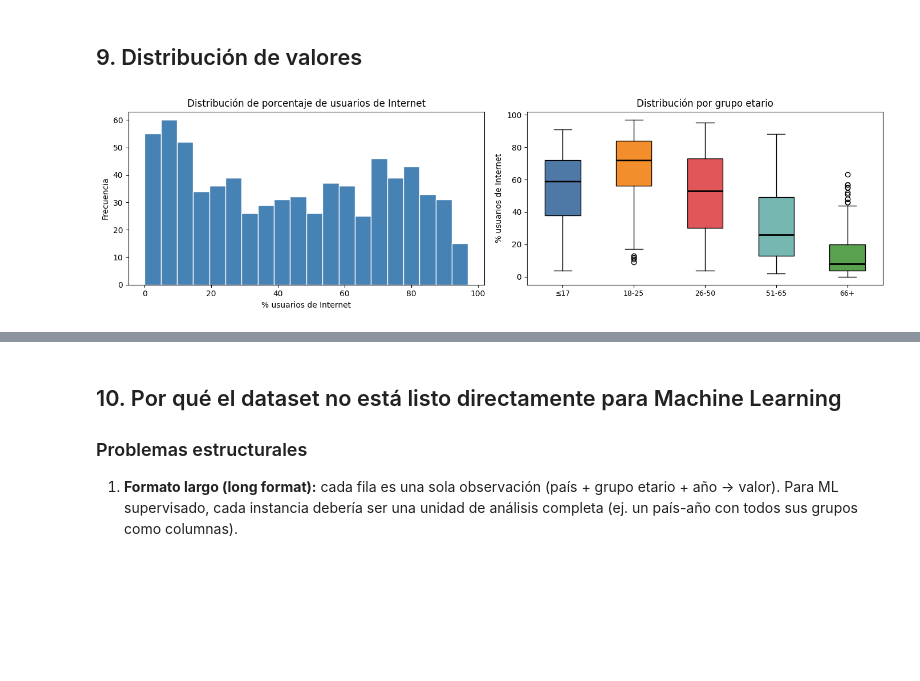
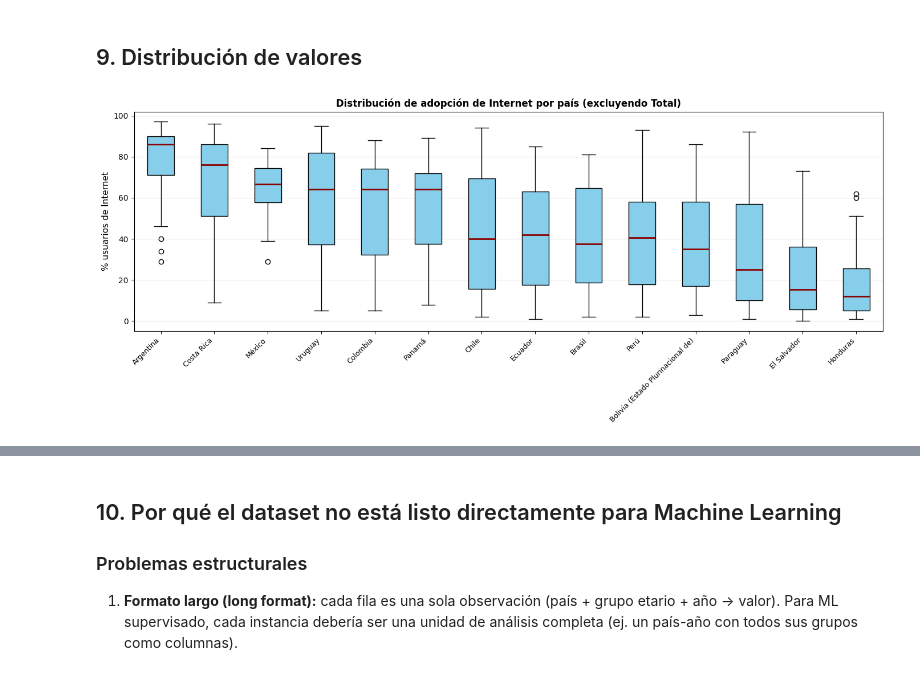
Before and after one commit to dlop6/PRY3-MD, a Jupyter notebook: 01_semana1_eda.ipynb, the cells around one changed output, grey strips where cells are left out. Saved outputs shown, nothing was run; the diff lists cells and outputs as text; code cells hidden in the pictures; blank space fills up the shorter version.

```diff
--- a/01_semana1_eda.ipynb
+++ b/01_semana1_eda.ipynb
@@ -7,6 +7,7 @@
 # %% [markdown]
 ## 1. Configuración del entorno
 # %%
+import os
 import pandas as pd
 import numpy as np
 import matplotlib.pyplot as plt
@@ -19,6 +20,14 @@ pd.set_option('display.max_colwidth', 80)
 
 EXCEL_PATH = 'data/data_1777144519.xlsx'
 CSV_PATH   = 'data/datos.csv'
+OUTPUTS_DIR = 'outputs'
+PERSONA1_FIGURES_DIR = os.path.join(OUTPUTS_DIR, 'figures', 'persona1')
+PERSONA2_FIGURES_DIR = os.path.join(OUTPUTS_DIR, 'figures', 'persona2')
+REPORTS_DIR = os.path.join(OUTPUTS_DIR, 'reports')
+
+os.makedirs(PERSONA1_FIGURES_DIR, exist_ok=True)
+os.makedirs(PERSONA2_FIGURES_DIR, exist_ok=True)
+os.makedirs(REPORTS_DIR, exist_ok=True)
 # %% [markdown]
 ## 2. Exploración del archivo Excel
 
@@ -280,35 +276,30 @@ Combinaciones país-año con al menos un grupo faltante: 0
 # %% [markdown]
 ## 9. Distribución de valores
 # %%
-fig, axes = plt.subplots(1, 2, figsize=(14, 4))
+# Boxplot: distribución de value por país
+# Asegurar que variables requeridas existen en la sesión
+if 'df_p2' not in globals():
+    df_p2 = df[df['Grupos etarios Uso Internet'] != 'Total'].copy()
+if 'uso_pais' not in globals():
+    uso_pais = df_p2.groupby('País__ESTANDAR')['value'].agg(['mean','median','std','min','max','count']).round(2).sort_values('mean', ascending=False)
+fig, ax = plt.subplots(figsize=(14, 6))
 
-# Histograma general
-df_grupos = df[df['Grupos etarios Uso Internet'] != 'Total']
-axes[0].hist(df_grupos['value'].dropna(), bins=20, color='steelblue', edgecolor='white')
-axes[0].set_title('Distribución de porcentaje de usuarios de Internet')
-axes[0].set_xlabel('% usuarios de Internet')
-axes[0].set_ylabel('Frecuencia')
+paises_ordenados = uso_pais.index.tolist()
+data_box_paises = [df_p2[df_p2['País__ESTANDAR'] == p]['value'].dropna().values for p in paises_ordenados]
 
-# Boxplot por grupo etario
-grupos_orden = [
-    'edad de medicion a 17 años',
-    '18 a 25 años de edad',
-    '26 a 50 años de edad',
-    '51 a 65 años',
-    '66 años en adelante'
-]
-data_box = [df[df['Grupos etarios Uso Internet'] == g]['value'].dropna().values for g in grupos_orden]
-bp = axes[1].boxplot(data_box, patch_artist=True, medianprops=dict(color='black', linewidth=2))
-colors = ['#4e79a7', '#f28e2b', '#e15759', '#76b7b2', '#59a14f']
-for patch, color in zip(bp['boxes'], colors):
-    patch.set_facecolor(color)
-axes[1].set_xticklabels(['≤17', '18-25', '26-50', '51-65', '66+'], fontsize=9)
-axes[1].set_title('Distribución por grupo etario')
-axes[1].set_ylabel('% usuarios de Internet')
+bp = ax.boxplot(data_box_paises, patch_artist=True, medianprops=dict(color='darkred', linewidth=2))
+
+for patch in bp['boxes']:
+    patch.set_facecolor('#87CEEB')
+
+ax.set_xticklabels(paises_ordenados, rotation=45, ha='right', fontsize=9)
+ax.set_ylabel('% usuarios de Internet', fontsize=11)
+ax.set_title('Distribución de adopción de Internet por país (excluyendo Total)', fontsize=12, fontweight='bold')
+ax.grid(axis='y', alpha=0.3)
 
 plt.tight_layout()
-plt.savefig('data/fig_distribucion_valores.png', dpi=120, bbox_inches='tight')
+plt.savefig(os.path.join(PERSONA2_FIGURES_DIR, 'fig_p2_boxplot_paises.png'), dpi=120, bbox_inches='tight')
 plt.show()
 # %% [output]
-[figure, old version]
+[figure, new version]
 # %%
```
Also changed, not shown: parts of 28 cells of this notebook, 21 other files.
